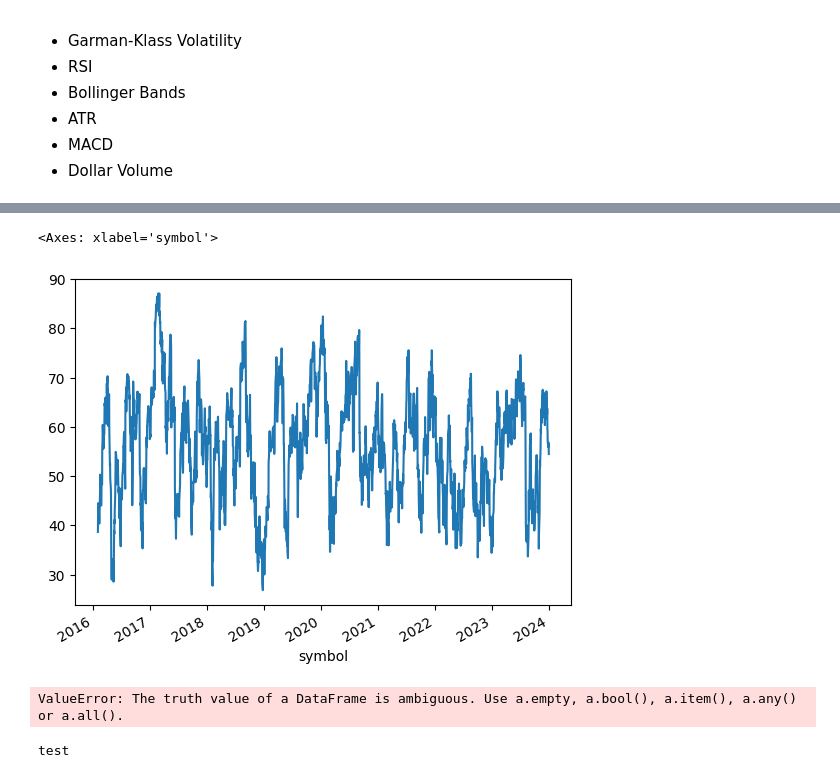
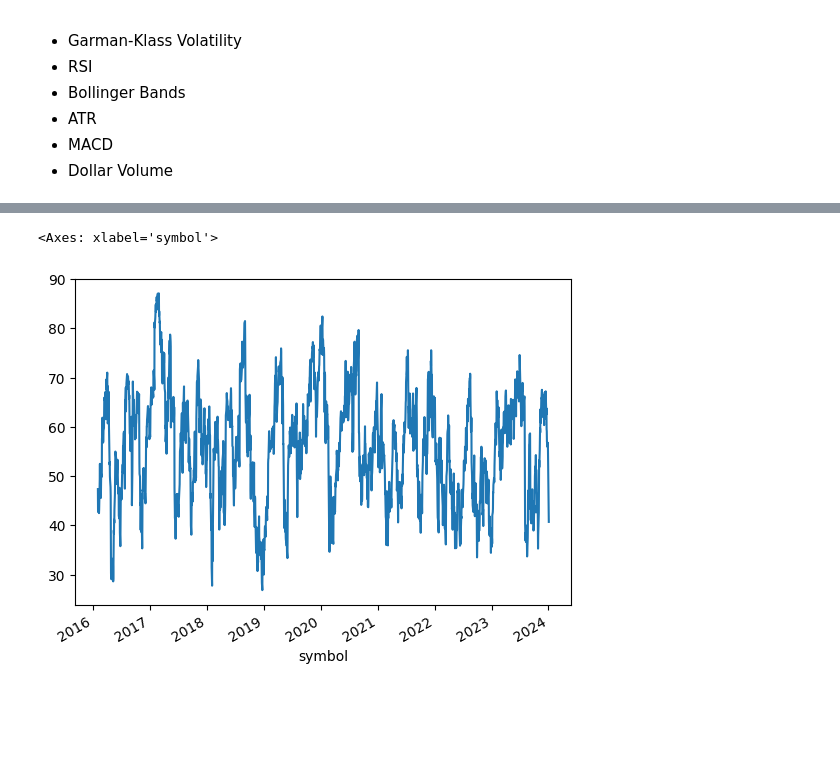
Before and after one commit to phytal/algorithmic-trading-python, a Jupyter notebook: unsupervised_learning.ipynb, the cells around one changed output, grey strips where cells are left out. Saved outputs shown, nothing was run; the diff lists cells and outputs as text; code cells hidden in the pictures; blank space fills up the shorter version.

Commit message:
added bbands and atr

```diff
--- a/unsupervised_learning.ipynb
+++ b/unsupervised_learning.ipynb
@@ -30,10 +30,12 @@ sp500 = pd.read_html('https://en.wikipedia.org/wiki/List_of_S%26P_500_companies'
 sp500['Symbol'] = sp500['Symbol'].str.replace('.', '-')
 symbols_list = sp500['Symbol'].unique().tolist()
 
+symbols_list.remove('VLTO')
+
 symbols_string = " ".join(str(element) for element in symbols_list)
 tickers = yf.Tickers(symbols_string)
 
-end_date = '2024-01-01'
+end_date = '2024-01-04'
 start_date = pd.to_datetime(end_date)-pd.DateOffset(365*8)
 
 # tickers = Ticker(symbols_string, asynchronous=True)
@@ -112,7 +114,7 @@ df
 # %%
-df['rsi'] = df.groupby(level=1)['adj close'].transform(lambda x: pandas_ta.rsi(close=x, length = 20))
+df['rsi'] = df.groupby(level=1)['adj close'].transform(lambda x: ta.rsi(close=x, length = 20))
 
 df.xs('AAPL', level=1)['rsi'].plot()
 # %% [output]
 <Axes: xlabel='symbol'>
-[figure, old version]
+[figure, new version]
@@ -119,8 +123,6 @@ df.xs('AAPL', level=1)['rsi'].plot()
 # %%
-df['bb_low'] = df.groupby(level=1)['adj close'].transform(lambda x: pandas_ta.bbands(close=x, length = 20))
+df['bb_low'] = df.groupby(level=1)['adj close'].transform(lambda x: ta.bbands(close=np.log1p(x), length=20).iloc[:,0])
+
+df['bb_mid'] = df.groupby(level=1)['adj close'].transform(lambda x: ta.bbands(close=np.log1p(x), length=20).iloc[:,1])
+
+df['bb_high'] = df.groupby(level=1)['adj close'].transform(lambda x: ta.bbands(close=np.log1p(x), length=20).iloc[:,2])
-# %% [output]
-ValueError: The truth value of a DataFrame is ambiguous. Use a.empty, a.bool(), a.item(), a.any() or a.all().
-# %%
-print('test')
-# %% [output]
-test
```
Also changed, not shown: parts of 9 cells of this notebook, 4 other files.
